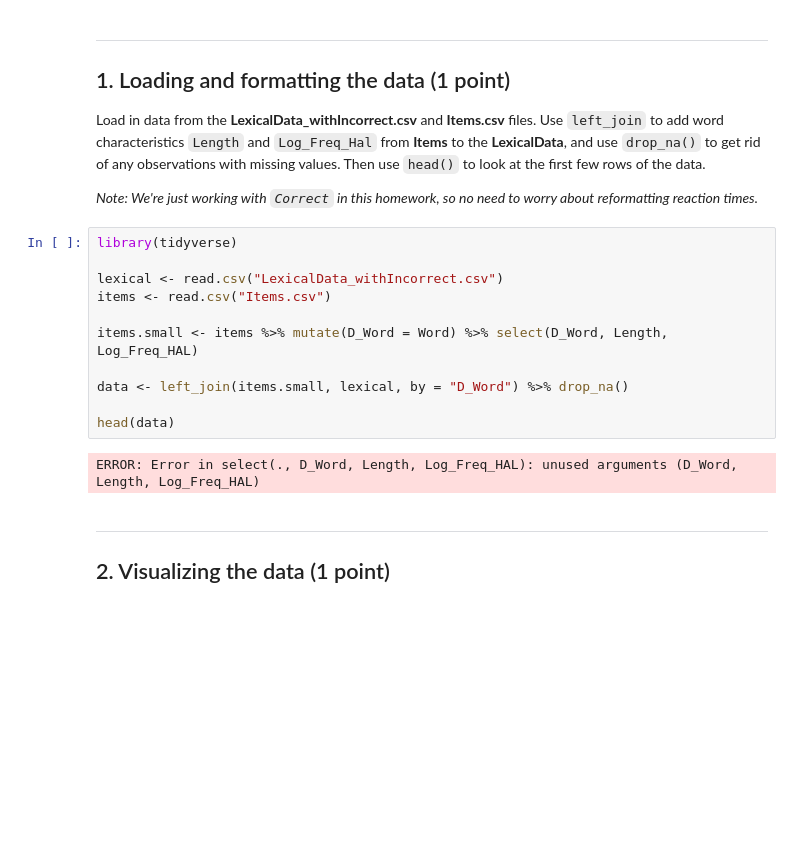
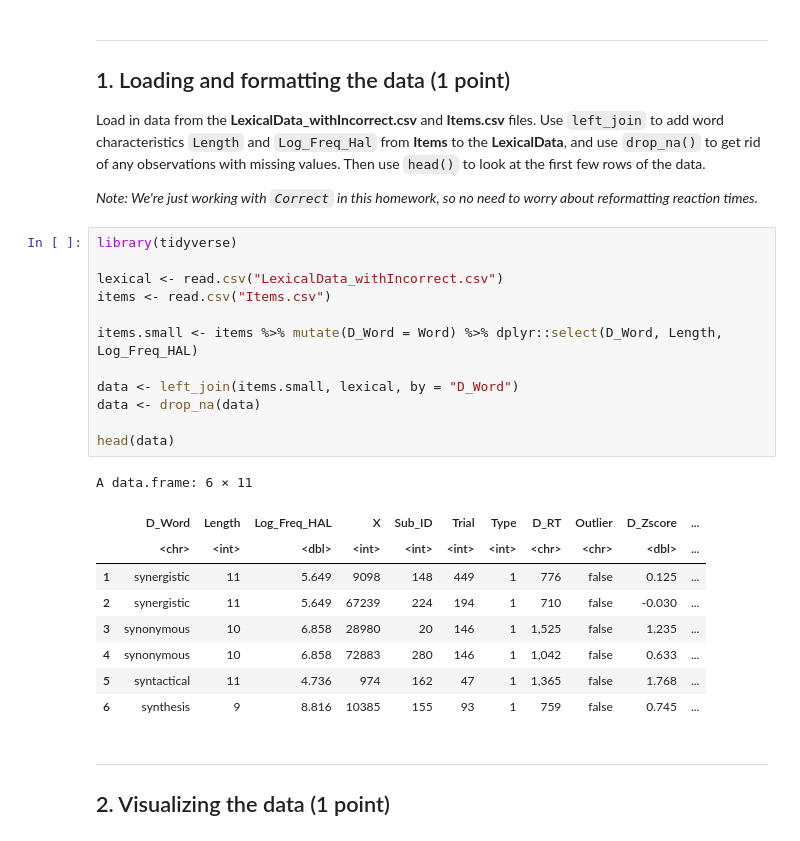
Before and after one commit to kdd2/Dickman_DSPN_S22, a Jupyter notebook: Homework7.ipynb, the cells around one changed output. Saved outputs shown, nothing was run; the diff lists cells and outputs as text; blank space fills up the shorter version.

```diff
--- a/Homework7.ipynb
+++ b/Homework7.ipynb
@@ -18,16 +18,25 @@ Load in data from the **LexicalData_withIncorrect.csv** and **Items.csv** files.
 # %%
 library(tidyverse)
 
 lexical <- read.csv("LexicalData_withIncorrect.csv")
 items <- read.csv("Items.csv")
 
-items.small <- items %>% mutate(D_Word = Word) %>% select(D_Word, Length, Log_Freq_HAL)
+items.small <- items %>% mutate(D_Word = Word) %>% dplyr::select(D_Word, Length, Log_Freq_HAL)
 
-data <- left_join(items.small, lexical, by = "D_Word") %>% drop_na()
+data <- left_join(items.small, lexical, by = "D_Word")
+data <- drop_na(data)
 
 head(data)
 # %% [output]
-ERROR: Error in select(., D_Word, Length, Log_Freq_HAL): unused arguments (D_Word, Length, Log_Freq_HAL)
+A data.frame: 6 × 11
+|  | D_Word | Length | Log_Freq_HAL | X | Sub_ID | Trial | Type | D_RT | Outlier | D_Zscore | ... |
+|  | <chr> | <int> | <dbl> | <int> | <int> | <int> | <int> | <chr> | <chr> | <dbl> | ... |
+| 1 | synergistic | 11 | 5.649 | 9098 | 148 | 449 | 1 | 776 | false | 0.125 | ... |
+| 2 | synergistic | 11 | 5.649 | 67239 | 224 | 194 | 1 | 710 | false | -0.030 | ... |
+| 3 | synonymous | 10 | 6.858 | 28980 | 20 | 146 | 1 | 1,525 | false | 1.235 | ... |
+| 4 | synonymous | 10 | 6.858 | 72883 | 280 | 146 | 1 | 1,042 | false | 0.633 | ... |
+| 5 | syntactical | 11 | 4.736 | 974 | 162 | 47 | 1 | 1,365 | false | 1.768 | ... |
+| 6 | synthesis | 9 | 8.816 | 10385 | 155 | 93 | 1 | 759 | false | 0.745 | ... |
 # %% [markdown]
 ---
 ## 2. Visualizing the data (1 point)
```
Also changed, not shown: parts of 1 cell of this notebook.
